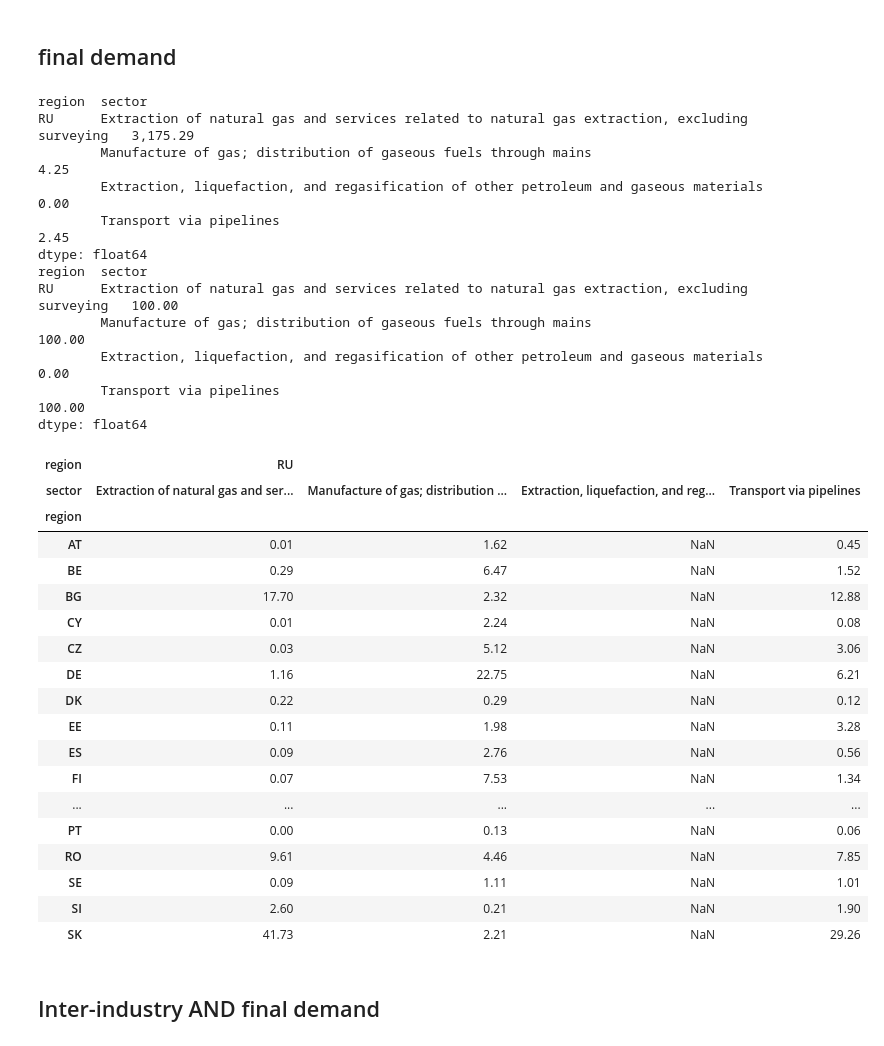
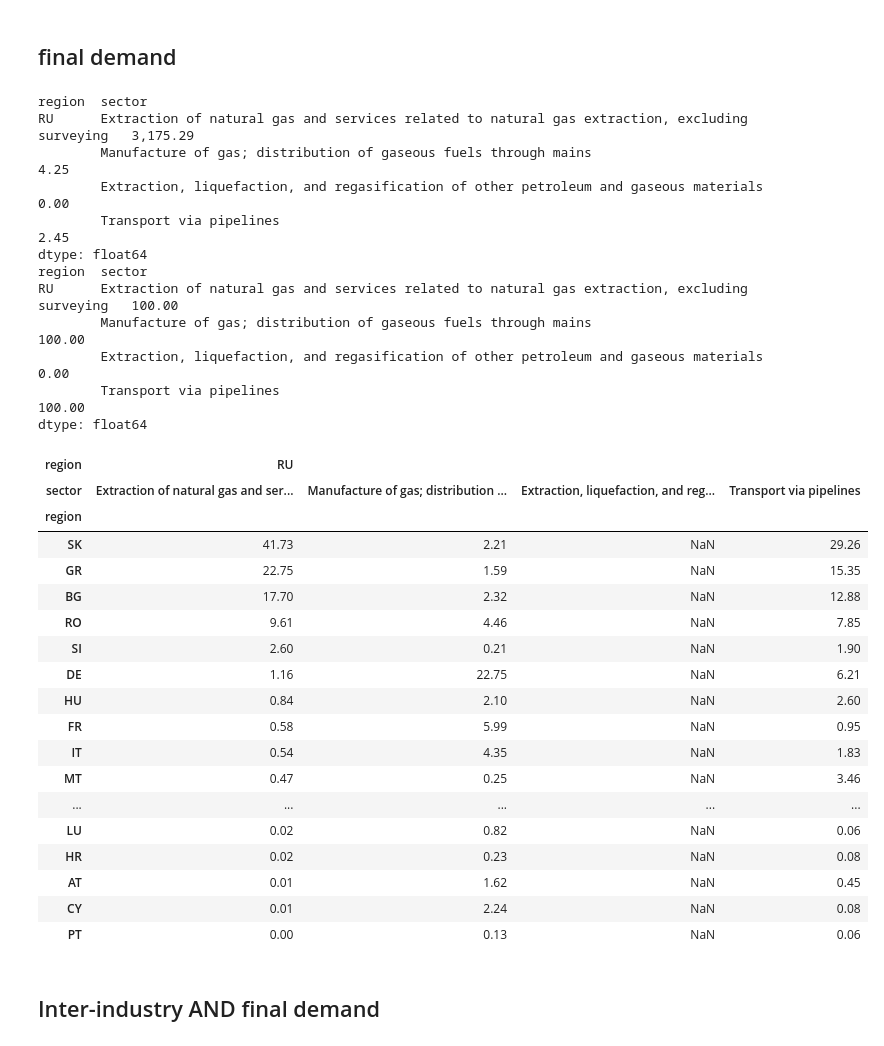
Before and after one commit to adrien-perello/EEIOA, a Jupyter notebook: notebooks/IGA.ipynb, the cells around one changed output. Drawn from its saved outputs; the diff is of its cells as text; code cells hidden in the pictures.

```diff
--- a/notebooks/IGA.ipynb
+++ b/notebooks/IGA.ipynb
@@ -126,47 +126,47 @@ dtype: float64
 # %%
 # How much does each EU country relies on DIRECT RU gas sectors (FINAL DEMAND)
 
 total_EU_imports_Y = Y.loc[RU_nat_gas, EU27].sum(axis=1)
 print(total_EU_imports_Y)
 
 res = Y.loc[RU_nat_gas, EU27].groupby(level=0, axis=1).sum()
 
 # expressed in percentage of total EU imports
 res = res.divide(total_EU_imports_Y, axis=0).T * 100
 print(res.sum())
-res
+res.sort_values(RU_nat_gas[0], ascending=False)
 # %% [output]
 region  sector
 RU      Extraction of natural gas and services related to natural gas extraction, excluding surveying   3,175.29
         Manufacture of gas; distribution of gaseous fuels through mains                                     4.25
         Extraction, liquefaction, and regasification of other petroleum and gaseous materials               0.00
         Transport via pipelines                                                                             2.45
 dtype: float64
 region  sector
 RU      Extraction of natural gas and services related to natural gas extraction, excluding surveying   100.00
         Manufacture of gas; distribution of gaseous fuels through mains                                 100.00
         Extraction, liquefaction, and regasification of other petroleum and gaseous materials             0.00
         Transport via pipelines                                                                         100.00
 dtype: float64
 | region | RU |  |  |  |
 | sector | Extraction of natural gas and ser... | Manufacture of gas; distribution ... | Extraction, liquefaction, and reg... | Transport via pipelines |
 | region |  |  |  |  |
+| SK | 41.73 | 2.21 | NaN | 29.26 |
+| GR | 22.75 | 1.59 | NaN | 15.35 |
+| BG | 17.70 | 2.32 | NaN | 12.88 |
+| RO | 9.61 | 4.46 | NaN | 7.85 |
+| SI | 2.60 | 0.21 | NaN | 1.90 |
+| DE | 1.16 | 22.75 | NaN | 6.21 |
+| HU | 0.84 | 2.10 | NaN | 2.60 |
+| FR | 0.58 | 5.99 | NaN | 0.95 |
+| IT | 0.54 | 4.35 | NaN | 1.83 |
+| MT | 0.47 | 0.25 | NaN | 3.46 |
+| ... | ... | ... | ... | ... |
+| LU | 0.02 | 0.82 | NaN | 0.06 |
+| HR | 0.02 | 0.23 | NaN | 0.08 |
 | AT | 0.01 | 1.62 | NaN | 0.45 |
-| BE | 0.29 | 6.47 | NaN | 1.52 |
-| BG | 17.70 | 2.32 | NaN | 12.88 |
 | CY | 0.01 | 2.24 | NaN | 0.08 |
-| CZ | 0.03 | 5.12 | NaN | 3.06 |
-| DE | 1.16 | 22.75 | NaN | 6.21 |
-| DK | 0.22 | 0.29 | NaN | 0.12 |
-| EE | 0.11 | 1.98 | NaN | 3.28 |
-| ES | 0.09 | 2.76 | NaN | 0.56 |
-| FI | 0.07 | 7.53 | NaN | 1.34 |
-| ... | ... | ... | ... | ... |
 | PT | 0.00 | 0.13 | NaN | 0.06 |
-| RO | 9.61 | 4.46 | NaN | 7.85 |
-| SE | 0.09 | 1.11 | NaN | 1.01 |
-| SI | 2.60 | 0.21 | NaN | 1.90 |
-| SK | 41.73 | 2.21 | NaN | 29.26 |
 # %% [markdown]
 ## Inter-industry AND final demand
 # %%
```
Also changed, not shown: parts of 5 cells of this notebook.
